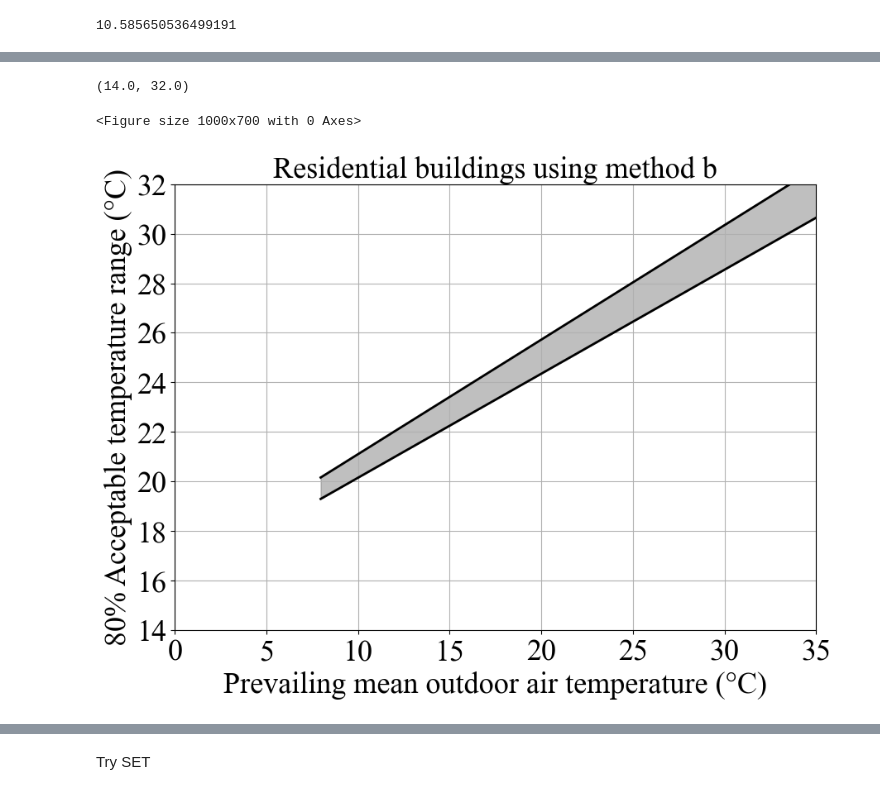
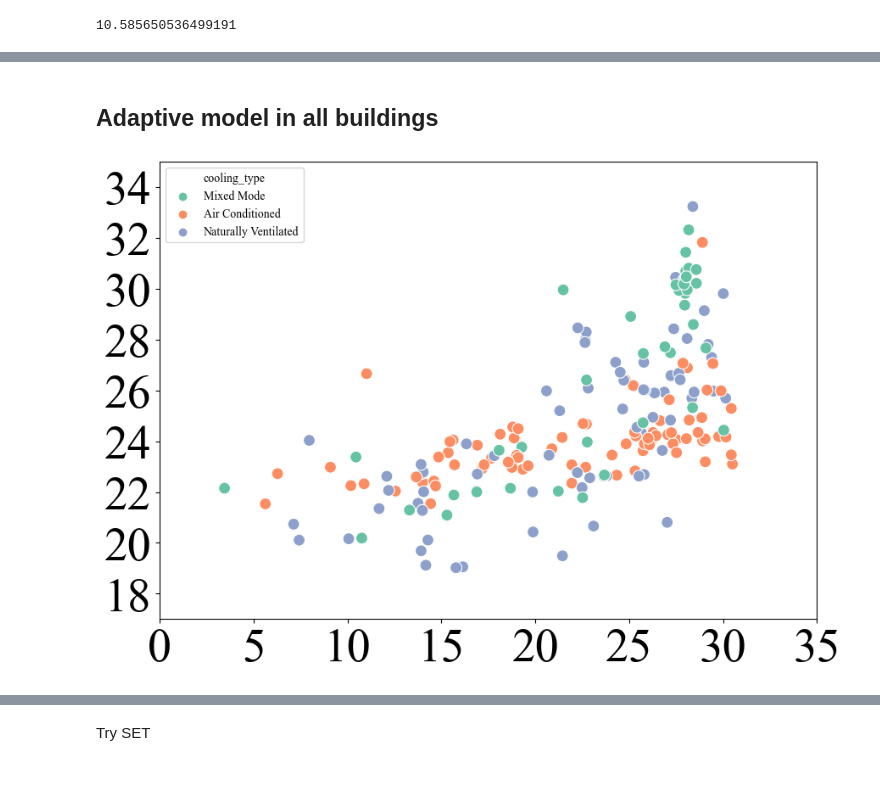
Before and after one commit to ruijis/causal-thinking-neutral-temperature, a Jupyter notebook: two-linear-regressions.ipynb, the cells around one changed output, grey strips where cells are left out. Drawn from its saved outputs; the diff is of its cells as text; code cells hidden in the pictures.

```diff
--- a/two-linear-regressions.ipynb
+++ b/two-linear-regressions.ipynb
@@ -1075,39 +1106,16 @@ plt.ylim(14, 32)
-# %%
-# plot two lines, one with the up_b_slope and up_b_intercept, and another with the low_b_slope and low_b_intercept
-plt.figure(figsize=(10, 7))
-t_out_combined = np.array(df_bldg_re_b['t_out_combined'])
-sort_index = np.argsort(t_out_combined)
-t_out_combined = t_out_combined[sort_index]
-up_line = (up_b_slope*t_out_combined + up_b_intercept)[sort_index]
-low_line = (low_b_slope*t_out_combined + low_b_intercept)[sort_index]
-
-# draw grey band between the two lines
-plt.figure(figsize=(10, 7))
-plt.plot(t_out_combined, up_b_slope*t_out_combined+up_b_intercept, color='black', linewidth=2)
-plt.plot(t_out_combined, low_b_slope*t_out_combined+low_b_intercept, color='black', linewidth=2)
-plt.fill_between(t_out_combined, up_b_slope*t_out_combined+up_b_intercept, low_b_slope*t_out_combined+low_b_intercept, color='grey', alpha=0.5)
-plt.xlabel('Prevailing mean outdoor air temperature (°C)', fontsize=26)
-plt.ylabel("80% Acceptable temperature range (°C)", rotation=90, fontsize=26)
-plt.xticks(fontsize=26)
-plt.yticks(fontsize=26)
-plt.grid(True)
-plt.rcParams['font.family'] = 'Times New Roman'
-
-# # Move y-axis label to the top and adjust the distance
-# ax = plt.gca()
-# ax.xaxis.set_label_coords(1, -0.1)
-# ax.yaxis.set_label_coords(-0.08, 1)
-# # alighn label right in the text box
-# ax.yaxis.get_label().set_ha('right')  # this line is added for horizontal alignment to the right
-# ax.xaxis.get_label().set_ha('right')  # this line is added for horizontal alignment to the right
-
-plt.grid(True)
-plt.title('Residential buildings using method b', fontsize=26)
-
-# set the x-axis range from 5 to 35 and y-axis range from 14 to 32
-plt.xlim(0, 35)
-plt.ylim(14, 32)
-# %% [output]
-(14.0, 32.0)
-<Figure size 1000x700 with 0 Axes>
-[figure, removed]
+# %% [markdown]
+## Adaptive model in all buildings
+# %%
+#show air conditioned buildings as blue dots and naturally ventilated buildings as red dots
+plt.figure(figsize=(10, 7))
+sns.scatterplot(x='t_out_combined', y='n_t_a', data=df_bldg_sig_a, hue='cooling_type', palette='Set2', s=100)
+plt.xlabel('', fontsize=40)
+plt.ylabel("", rotation=90, fontsize=40)
+plt.xticks(fontsize=40)
+plt.yticks(fontsize=40)
+plt.xlim(0, 35)
+plt.ylim(17, 35)
+plt.grid(False)
+plt.rcParams['font.family'] = 'Times New Roman'
+# %% [output]
+[figure, added]
```
Also changed, not shown: parts of 33 cells of this notebook, 7 other files.
